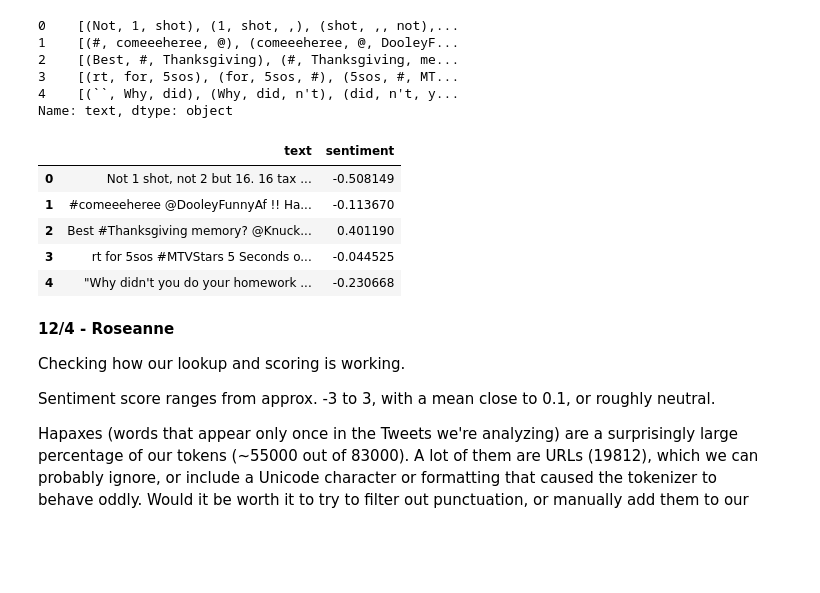
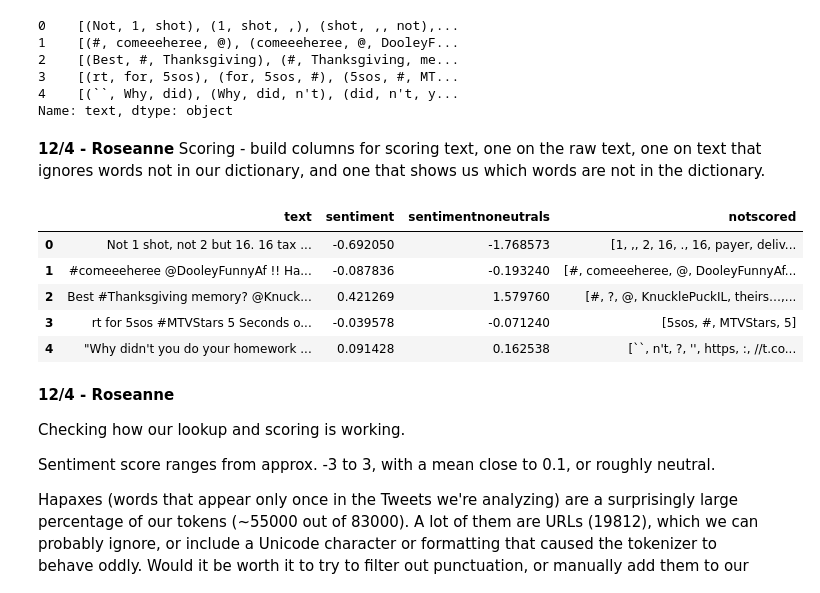
Before and after one commit to belindazeng/goingviral, a Jupyter notebook: goingviral.ipynb, the cells around one changed output. Saved outputs shown, nothing was run; the diff lists cells and outputs as text; code cells hidden in the pictures; blank space fills up the shorter version.

Commit message:
added sentiment analysis without neutral words

```diff
--- a/goingviral.ipynb
+++ b/goingviral.ipynb
@@ -726,25 +726,40 @@ trigrams.head()
 3    [(rt, for, 5sos), (for, 5sos, #), (5sos, #, MT...
 4    [(``, Why, did), (Why, did, n't), (did, n't, y...
 Name: text, dtype: object
+# %% [markdown]
+**12/4 - Roseanne**
+Scoring - build columns for scoring text, one on the raw text, one on text that ignores words not in our dictionary, and one that shows us which words are not in the dictionary.
 # %%
 # average of entire tweet over unigrams
 average = labmt.happiness_average.mean()
 happiness = (labmt.happiness_average - average).to_dict()
 
 def score(text):
-    words = text.split()
+    words = nltk.word_tokenize(text.decode('utf-8','ignore'))
     return sum([happiness.get(word.lower(), 0.0) for word in words]) / len(words)
+
+def scoreNoNeutrals(text):
+    words = nltk.word_tokenize(text.decode('utf-8','ignore'))
+    notscored = [word for word in words if happiness.get(word.lower(), 0.0) == 0.0]
+    return sum([happiness.get(word.lower(), 0.0) for word in words]) / max((len(words) - len(notscored)),1)
+
+def notScored(text):
+    words = nltk.word_tokenize(text.decode('utf-8','ignore'))
+    return [word for word in words if happiness.get(word.lower(), 0.0) == 0.0]
+
 
 #dftouse['text'].apply(score).mean()
 dftouse['sentiment'] = dftouse['text'].apply(score)
-dftouse[['text','sentiment']].head()
+dftouse['sentimentnoneutrals'] = dftouse['text'].apply(scoreNoNeutrals)
+dftouse['notscored'] = dftouse['text'].apply(notScored)
+dftouse[['text','sentiment', 'sentimentnoneutrals', 'notscored']].head()
 # %% [output]
-|  | text | sentiment |
-| 0 | Not 1 shot, not 2 but 16. 16 tax ... | -0.508149 |
-| 1 | #comeeeheree @DooleyFunnyAf !! Ha... | -0.113670 |
-| 2 | Best #Thanksgiving memory? @Knuck... | 0.401190 |
-| 3 | rt for 5sos #MTVStars 5 Seconds o... | -0.044525 |
-| 4 | "Why didn't you do your homework ... | -0.230668 |
+|  | text | sentiment | sentimentnoneutrals | notscored |
+| 0 | Not 1 shot, not 2 but 16. 16 tax ... | -0.692050 | -1.768573 | [1, ,, 2, 16, ., 16, payer, deliv... |
+| 1 | #comeeeheree @DooleyFunnyAf !! Ha... | -0.087836 | -0.193240 | [#, comeeeheree, @, DooleyFunnyAf... |
+| 2 | Best #Thanksgiving memory? @Knuck... | 0.421269 | 1.579760 | [#, ?, @, KnucklePuckIL, theirs…,... |
+| 3 | rt for 5sos #MTVStars 5 Seconds o... | -0.039578 | -0.071240 | [5sos, #, MTVStars, 5] |
+| 4 | "Why didn't you do your homework ... | 0.091428 | 0.162538 | [``, n't, ?, '', https, :, //t.co... |
 # %% [markdown]
 **12/4 - Roseanne**
 
```
Also changed, not shown: parts of 5 cells of this notebook.
